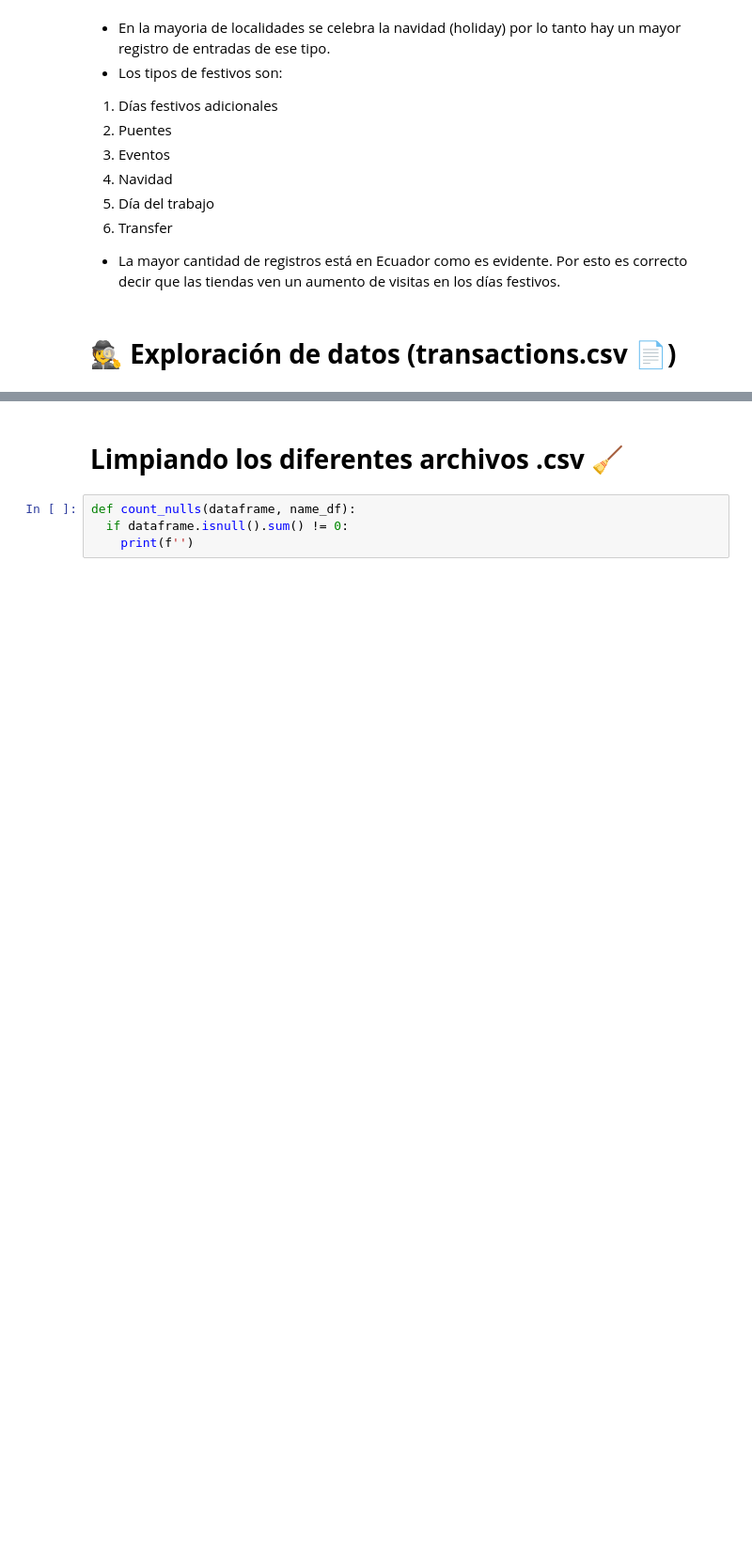
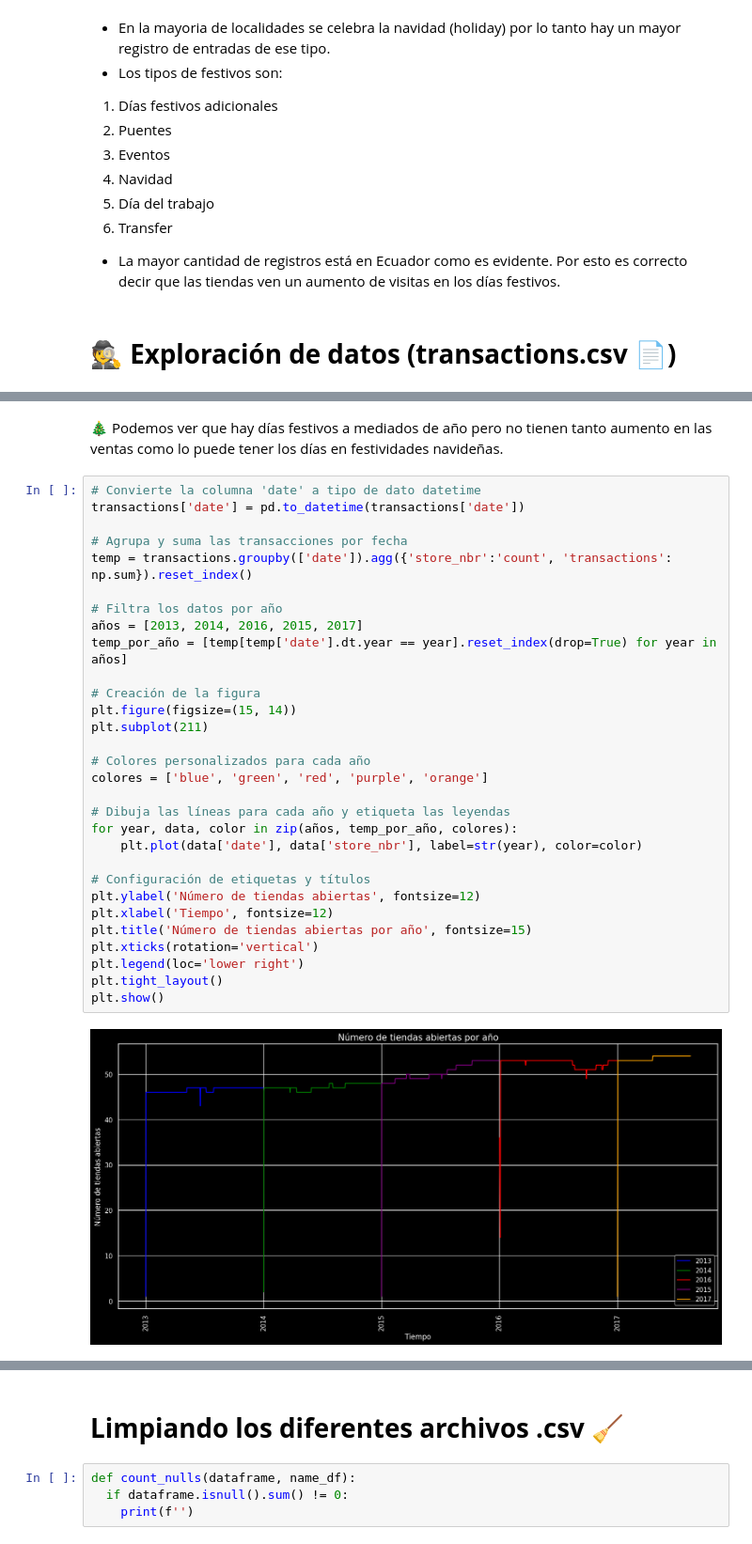
Before and after one commit to C0SS10/AI4ENG, a Jupyter notebook: 01 - Exploracion de datos.ipynb, the cells around one changed output, grey strips where cells are left out. Shown at 94% size. Cells and saved outputs as stored; diff of their text form; blank space fills up the shorter version.

```diff
--- a/01 - Exploracion de datos.ipynb
+++ b/01 - Exploracion de datos.ipynb
@@ -405,0 +425,34 @@ Promedio del día anterior y día después. (Pensar si va a hacer por tienda o p
+# %% [markdown]
+🎄 Podemos ver que hay días festivos a mediados de año pero no tienen tanto aumento en las ventas como lo puede tener los días en festividades navideñas.
+# %%
+# Convierte la columna 'date' a tipo de dato datetime
+transactions['date'] = pd.to_datetime(transactions['date'])
+
+# Agrupa y suma las transacciones por fecha
+temp = transactions.groupby(['date']).agg({'store_nbr':'count', 'transactions': np.sum}).reset_index()
+
+# Filtra los datos por año
+años = [2013, 2014, 2016, 2015, 2017]
+temp_por_año = [temp[temp['date'].dt.year == year].reset_index(drop=True) for year in años]
+
+# Creación de la figura
+plt.figure(figsize=(15, 14))
+plt.subplot(211)
+
+# Colores personalizados para cada año
+colores = ['blue', 'green', 'red', 'purple', 'orange']
+
+# Dibuja las líneas para cada año y etiqueta las leyendas
+for year, data, color in zip(años, temp_por_año, colores):
+    plt.plot(data['date'], data['store_nbr'], label=str(year), color=color)
+
+# Configuración de etiquetas y títulos
+plt.ylabel('Número de tiendas abiertas', fontsize=12)
+plt.xlabel('Tiempo', fontsize=12)
+plt.title('Número de tiendas abiertas por año', fontsize=15)
+plt.xticks(rotation='vertical')
+plt.legend(loc='lower right')
+plt.tight_layout()
+plt.show()
+# %% [output]
+[figure, added]
```
Also changed, not shown: parts of 29 cells of this notebook.
